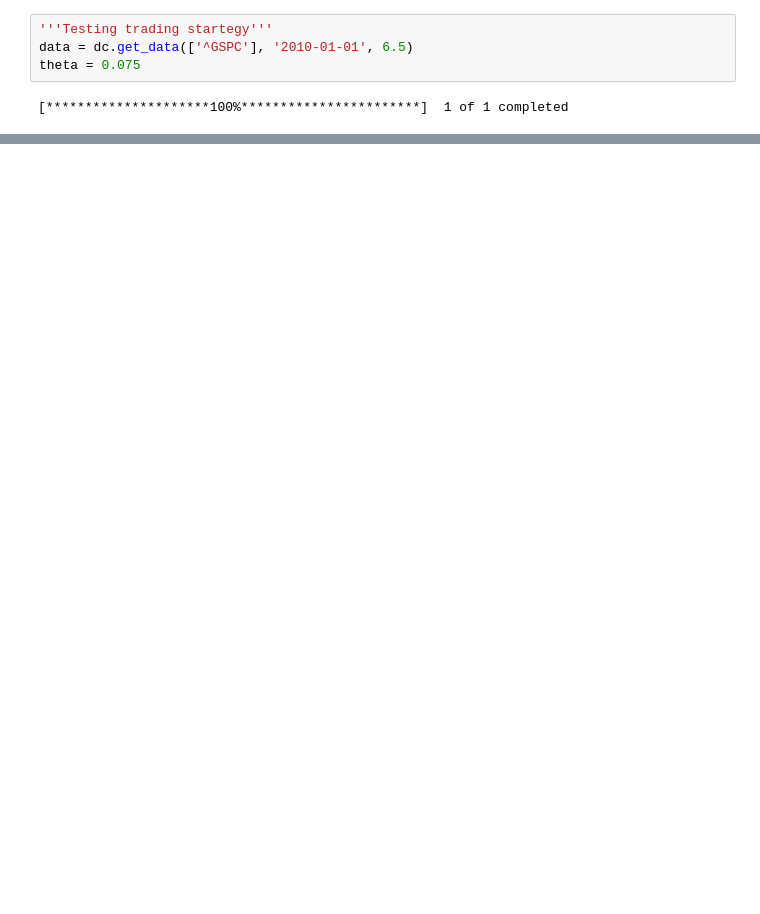
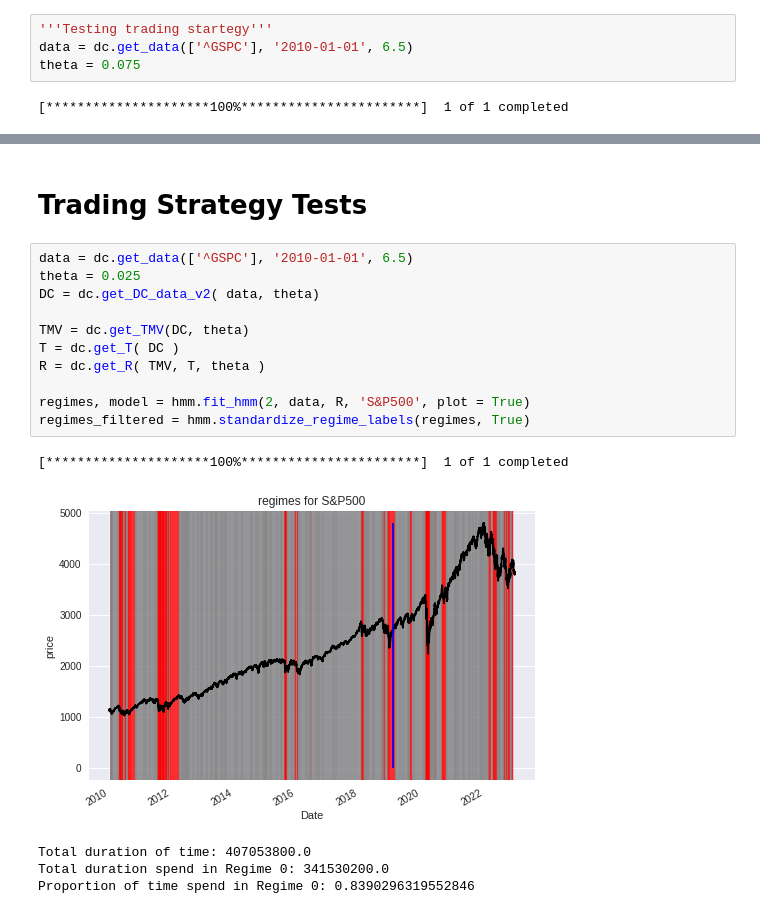
Before and after one commit to uday-31/detecting-market-regime-changes, a Jupyter notebook: test_svishnoi.ipynb, the cells around one changed output, grey strips where cells are left out. Drawn from its saved outputs; the diff is of its cells as text; blank space fills up the shorter version.

Commit message:
Trading strategies added and some simple metrics to compare them

```diff
--- a/test_svishnoi.ipynb
+++ b/test_svishnoi.ipynb
@@ -154,0 +195,19 @@ dtype: float64
+# %% [markdown]
+# Trading Strategy Tests
+# %%
+data = dc.get_data(['^GSPC'], '2010-01-01', 6.5)
+theta = 0.025
+DC = dc.get_DC_data_v2( data, theta)
+
+TMV = dc.get_TMV(DC, theta)
+T = dc.get_T( DC )
+R = dc.get_R( TMV, T, theta )
+
+regimes, model = hmm.fit_hmm(2, data, R, 'S&P500', plot = True)
+regimes_filtered = hmm.standardize_regime_labels(regimes, True)
+# %% [output]
+[*********************100%***********************]  1 of 1 completed
+[figure, added]
+Total duration of time: 407053800.0
+Total duration spend in Regime 0: 341530200.0
+Proportion of time spend in Regime 0: 0.8390296319552846
```
Also changed, not shown: parts of 27 cells of this notebook, 2 other files.
